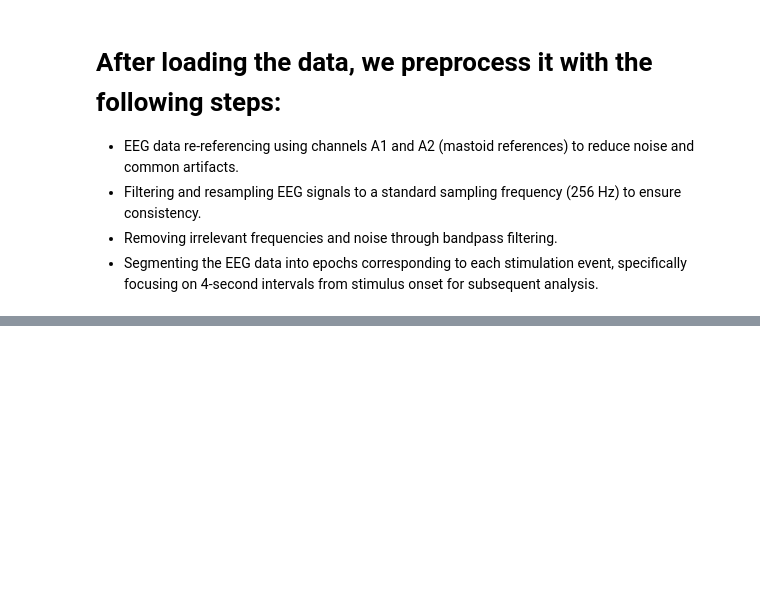
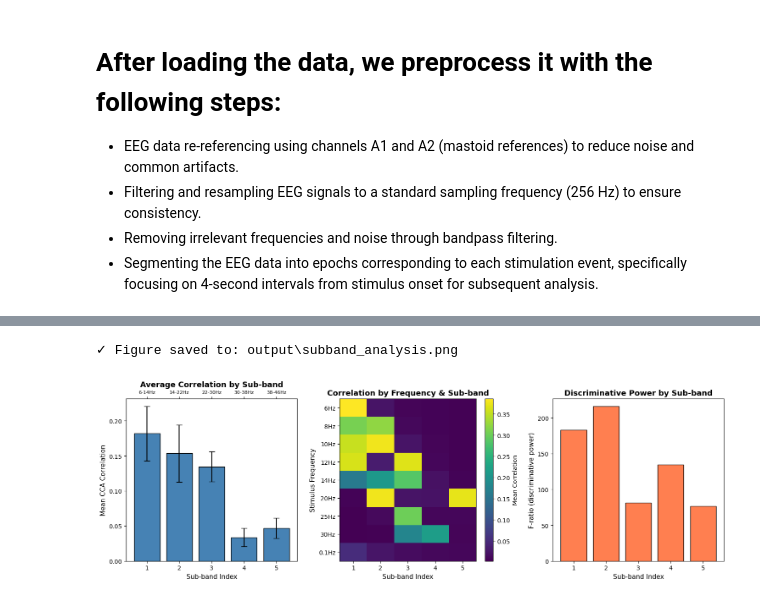
Before and after one commit to danylof/SSVEP-visual, a Jupyter notebook: FB-CCA/FB-CCA.ipynb, the cells around one changed output, grey strips where cells are left out. Drawn from its saved outputs; the diff is of its cells as text; code cells hidden in the pictures; blank space fills up the shorter version.

```diff
--- a/FB-CCA/FB-CCA.ipynb
+++ b/FB-CCA/FB-CCA.ipynb
@@ -19,9 +29,9 @@ Initially, we will classify EEG trials simply by selecting the stimulus frequenc
 # %%
 from dataset import EEGDataset
 
-data_path = r"path\to\your\dataset"
-r"C:\Users\xiaom\OneDrive\Documents\Projects for github\SSVEP stimulation and analysis\SSVEP 9 targets cnt\cnt"
+data_path = r"C:\Users\xiaom\OneDrive\Documents\Projects for github\SSVEP stimulation and analysis\SSVEP 9 targets cnt\cnt"
 
+# r"path\to\your\dataset"
 # Initialize dataset loader
 dataset = EEGDataset(data_path)
 print(dir(dataset))  # This should list all available methods
@@ -158,0 +652,74 @@ KNN Classification Accuracy: 0.6373
+# %%
+# Analyze sub-band correlation patterns
+fig, axes = plt.subplots(1, 3, figsize=(15, 5))
+
+# 1. Average correlation per sub-band across all trials
+mean_corrs_per_subband = np.mean(all_subband_corrs, axis=(0, 1))  # Average over trials and frequencies
+std_corrs_per_subband = np.std(np.mean(all_subband_corrs, axis=1), axis=0)  # Std across trials
+
+axes[0].bar(range(1, 6), mean_corrs_per_subband, yerr=std_corrs_per_subband,
+            color='steelblue', edgecolor='black', capsize=5)
+axes[0].set_xlabel('Sub-band Index', fontsize=11)
+axes[0].set_ylabel('Mean CCA Correlation', fontsize=11)
+axes[0].set_title('Average Correlation by Sub-band', fontsize=13, fontweight='bold')
+axes[0].set_xticks(range(1, 6))
+
+# Add frequency labels
+sb_labels = [f'{int(6+i*8)}-{int(14+i*8)}Hz' for i in range(5)]
+ax_top = axes[0].twiny()
+ax_top.set_xlim(axes[0].get_xlim())
+ax_top.set_xticks(range(1, 6))
+ax_top.set_xticklabels(sb_labels, fontsize=8)
+
+# 2. Heatmap: correlation by frequency and sub-band
+mean_corrs_by_freq_sb = np.mean(all_subband_corrs, axis=0)  # (n_freqs, n_subbands)
+freq_labels = [f'{f}Hz' for f in stim_frequencies]
+
+im = axes[1].imshow(mean_corrs_by_freq_sb, aspect='auto', cmap='viridis')
+axes[1].set_xlabel('Sub-band Index', fontsize=11)
+axes[1].set_ylabel('Stimulus Frequency', fontsize=11)
+axes[1].set_title('Correlation by Frequency & Sub-band', fontsize=13, fontweight='bold')
+axes[1].set_xticks(range(5))
+axes[1].set_xticklabels(range(1, 6))
+axes[1].set_yticks(range(len(stim_frequencies)))
+axes[1].set_yticklabels(freq_labels)
+plt.colorbar(im, ax=axes[1], label='Mean Correlation')
+
+# 3. Discriminative power per sub-band (how well each sub-band separates classes)
+# Compute F-ratio for each sub-band
+from scipy.stats import f_oneway
+
+f_ratios = []
+for sb_idx in range(5):
+    # Group correlations by true label
+    sb_data = all_subband_corrs[:, :, sb_idx]  # (n_trials, n_freqs)
+    # For each trial, get max correlation (pseudo-classification)
+    max_corrs = np.max(sb_data, axis=1)
+
+    # Group by label
+    groups = [max_corrs[all_labels == label] for label in np.unique(all_labels)]
+    f_stat, _ = f_oneway(*groups)
+    f_ratios.append(f_stat)
+
+axes[2].bar(range(1, 6), f_ratios, color='coral', edgecolor='black')
+axes[2].set_xlabel('Sub-band Index', fontsize=11)
+axes[2].set_ylabel('F-ratio (discriminative power)', fontsize=11)
+axes[2].set_title('Discriminative Power by Sub-band', fontsize=13, fontweight='bold')
+axes[2].set_xticks(range(1, 6))
+
+plt.tight_layout()
+plt.savefig(output_dir / 'subband_analysis.png', dpi=150, bbox_inches='tight')
+print(f"✓ Figure saved to: {output_dir / 'subband_analysis.png'}")
+plt.show()
+
+# Print insight
+print("\n" + "="*60)
+print("SUB-BAND ANALYSIS")
+print("="*60)
+print(f"Mean correlation by sub-band: {mean_corrs_per_subband.round(3)}")
+print(f"F-ratio (discriminative power): {np.array(f_ratios).round(1)}")
+print(f"\nInsight: Sub-bands with higher F-ratios contribute more to classification.")
+print(f"If all sub-bands have similar F-ratios, uniform weighting is optimal.")
+# %% [output]
+✓ Figure saved to: output\subband_analysis.png
+[figure, added]
```
Also changed, not shown: parts of 36 cells of this notebook, 18 other files.
